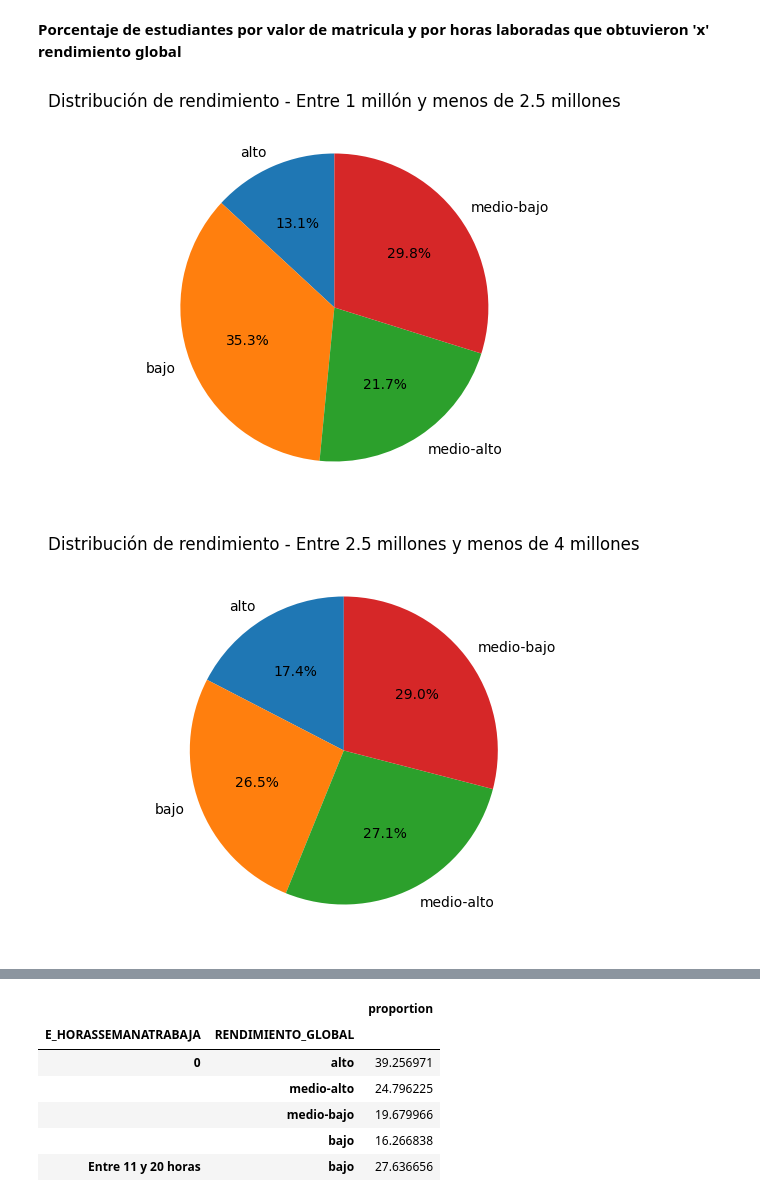
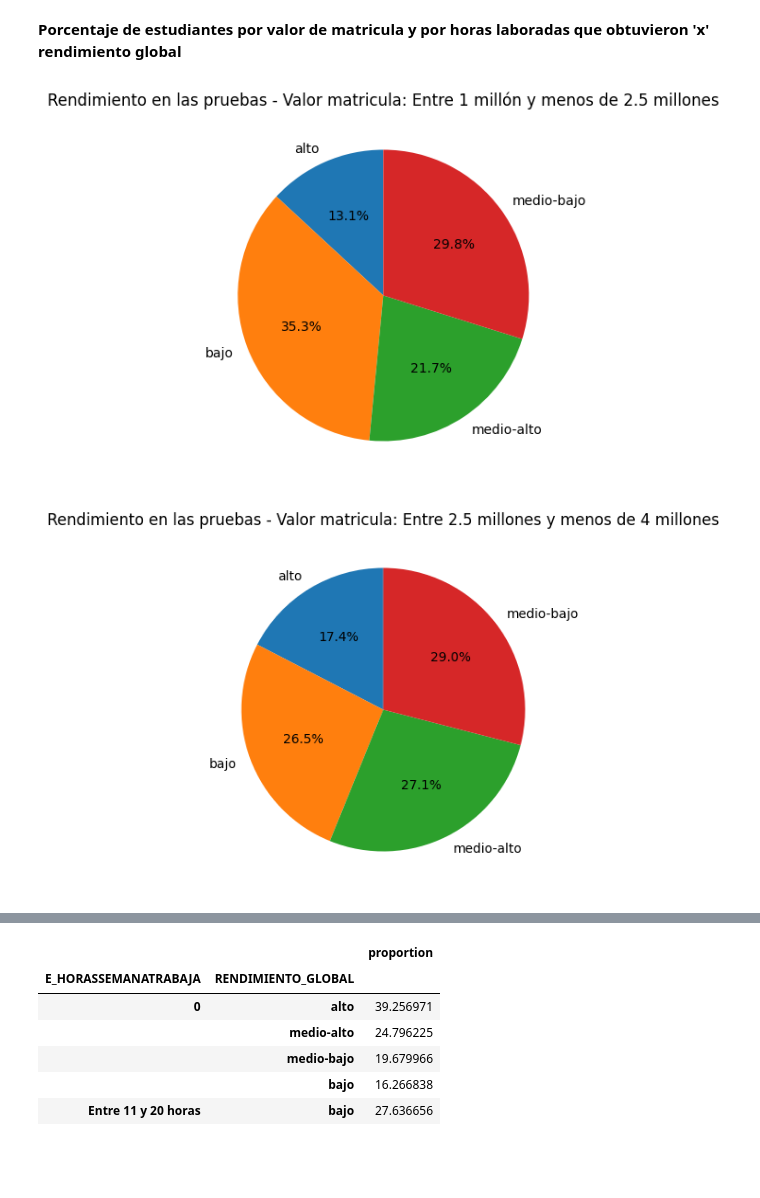
Before and after one commit to CarlosMejia07/Proyecto-Kaggle-UdeA-20252, a Jupyter notebook: 01-exploración.ipynb, the cells around one changed output, grey strips where cells are left out. Drawn from its saved outputs; the diff is of its cells as text; code cells hidden in the pictures; blank space fills up the shorter version.

```diff
--- a/01-exploración.ipynb
+++ b/01-exploración.ipynb
@@ -91,22 +91,22 @@ Name: count, dtype: int64
 # %%
 import matplotlib.pyplot as plt
 tabla = pd.crosstab(
     z1["E_VALORMATRICULAUNIVERSIDAD"],
     z1["RENDIMIENTO_GLOBAL"],
     normalize="index"
 ) * 100
 
-# --- 2. Graficar un pastel por cada valor de matrícula ---
+# pastel por cada valor de matrícula
 for valor, fila in tabla.iterrows():
     plt.figure(figsize=(5,5))
     plt.pie(
         fila,
         labels=fila.index,
         autopct="%1.1f%%",
         startangle=90
     )
-    plt.title(f"Distribución de rendimiento - {valor}")
+    plt.title(f"Rendimiento en las pruebas - Valor matricula: {valor}")
     plt.show()
 # %% [output]
-[figure, old version]
+[figure, new version]
-[figure, old version]
+[figure, new version]
```
Also changed, not shown: parts of 3 cells of this notebook.
